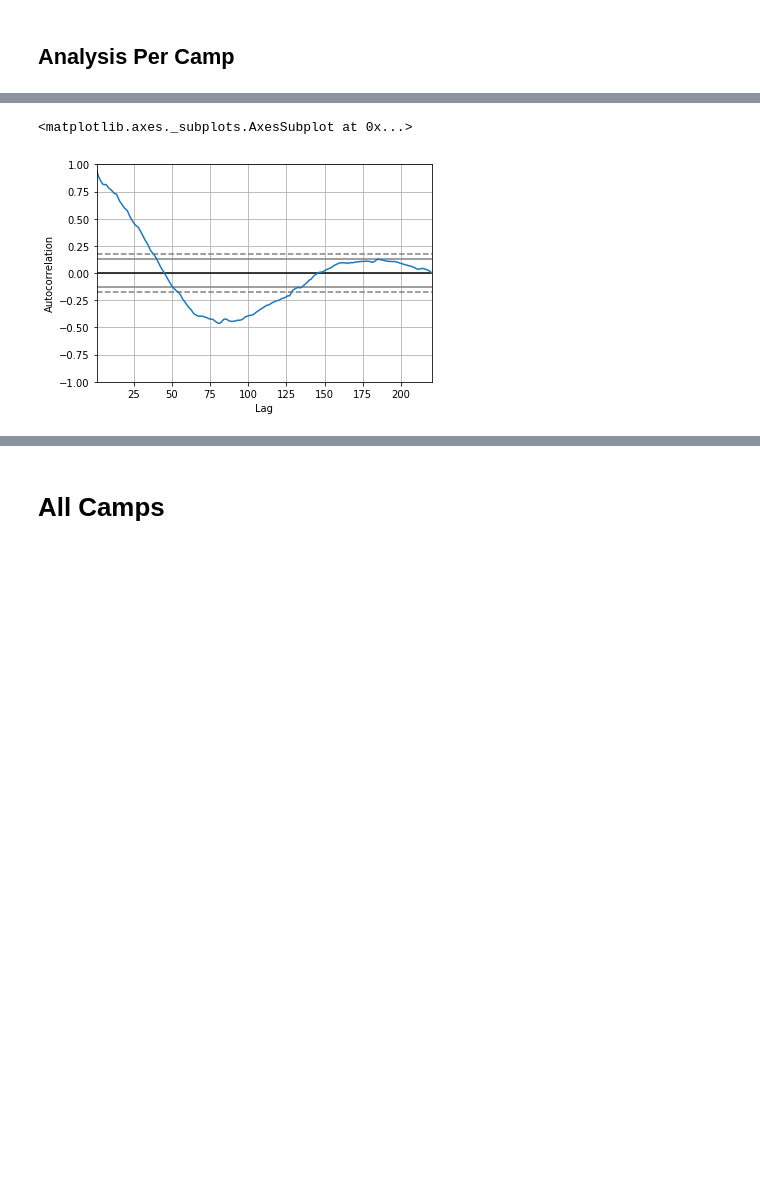
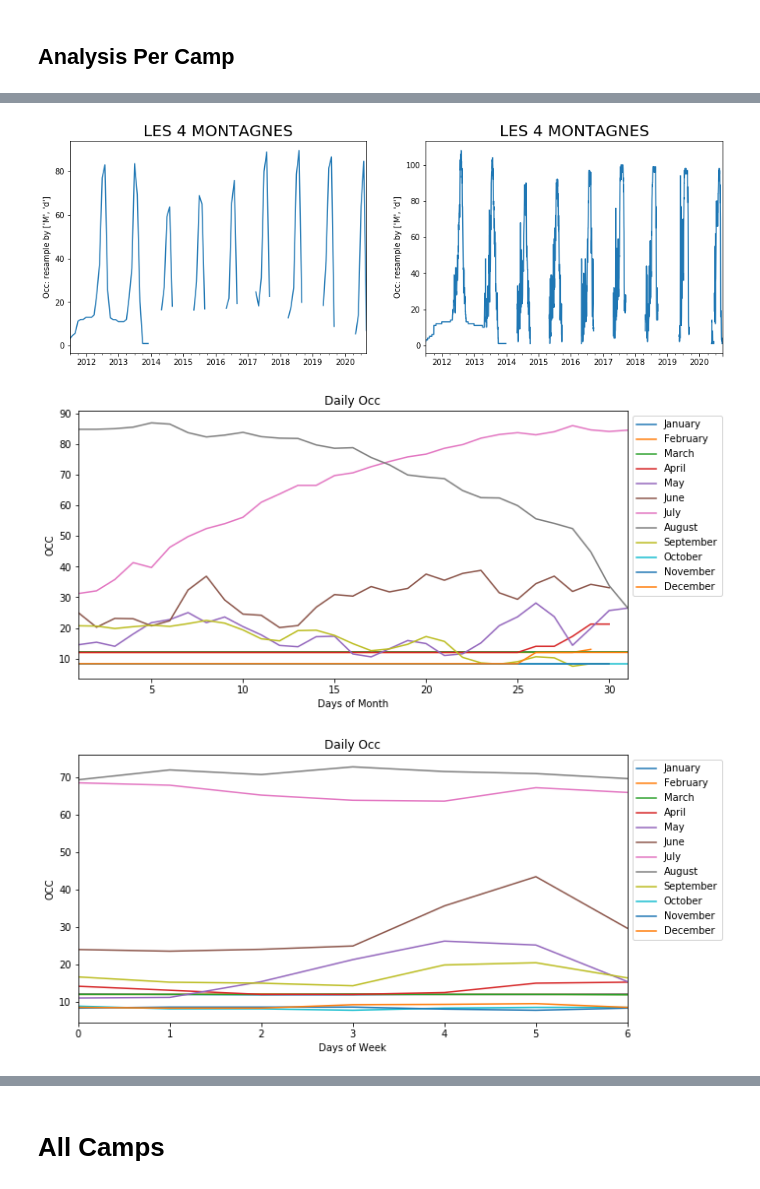
Before and after one commit to nico239677/hotel_revenue_optimization, a Jupyter notebook: TimeSeries_models.ipynb, the cells around one changed output, grey strips where cells are left out. Saved outputs shown, nothing was run; the diff lists cells and outputs as text; code cells hidden in the pictures; blank space fills up the shorter version.

```diff
--- a/TimeSeries_models.ipynb
+++ b/TimeSeries_models.ipynb
@@ -28,0 +32,6 @@ df = pd.DataFrame(df[1:], columns=df[0])
+# %%
+camps = []
+for df in DF:
+    [camps.append(str(i)) for i in df['camping_label'].unique()]
+camp_list = sorted(set(camps))
+np.unique(camp_list)
@@ -178,5 +195,6 @@ df_gavina_2018 = camp_occ_calculator(df_2018, "GAVINA")
-# %%
-pd.plotting.autocorrelation_plot(df_gavina_2018)
-# %% [output]
-<matplotlib.axes._subplots.AxesSubplot at 0x...>
-[figure, removed]
+# %%
+df_les4montage = camp_occ_calculator(DF, "LES 4 MONTAGNES")
+# %% [output]
+[figure, added]
+[figure, added]
+[figure, added]
```
Also changed, not shown: parts of 19 cells of this notebook, 25 other files.
